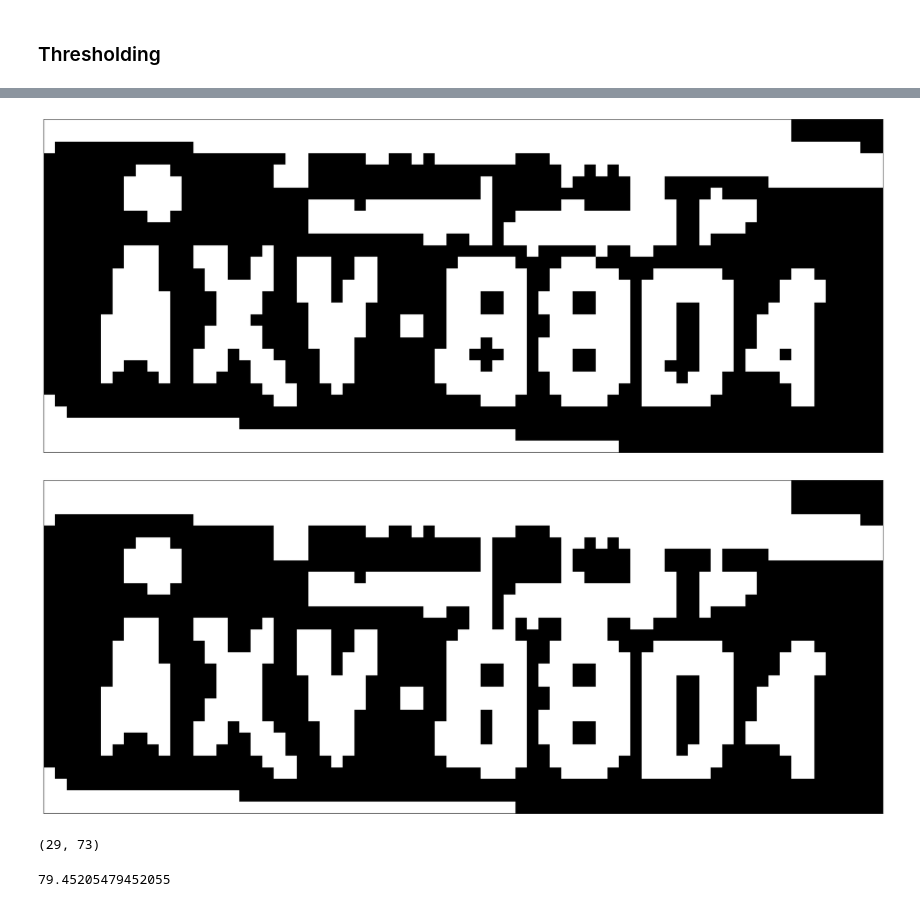
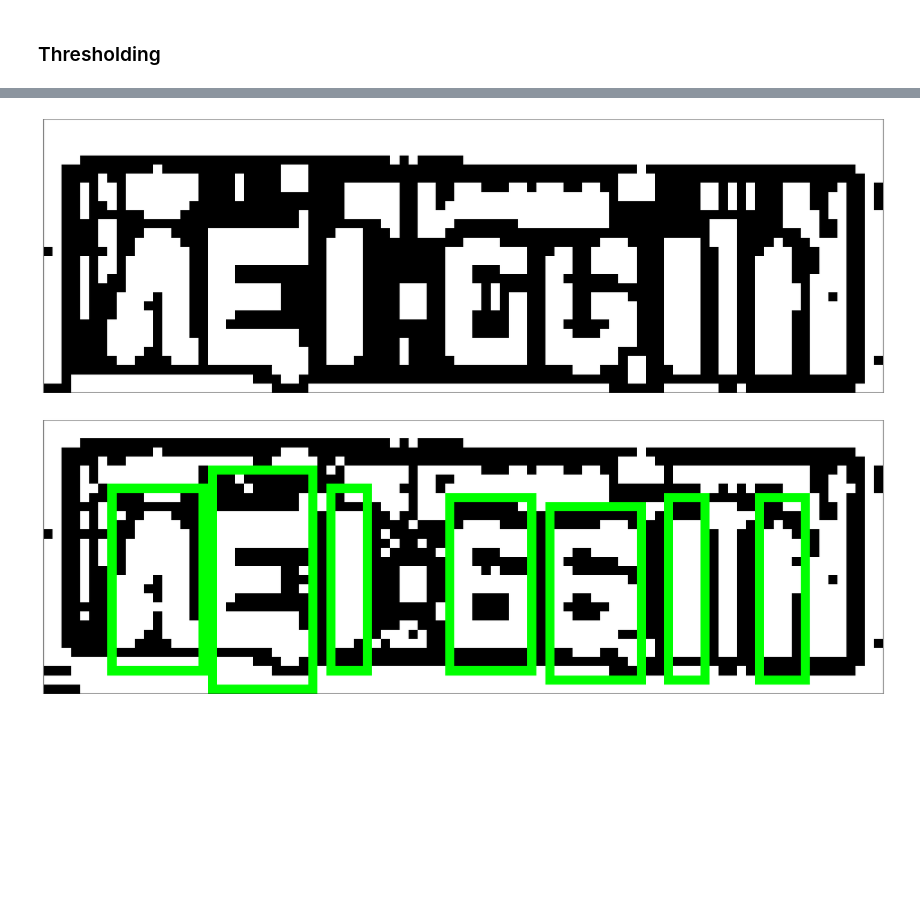
Before and after one commit to juliobguedes/ALPR-IA, a Jupyter notebook: code/Teste de Caracteres.ipynb, the cells around one changed output, grey strips where cells are left out. Saved outputs shown, nothing was run; the diff lists cells and outputs as text; code cells hidden in the pictures; blank space fills up the shorter version.

```diff
--- a/code/Teste de Caracteres.ipynb
+++ b/code/Teste de Caracteres.ipynb
@@ -143,18 +124,0 @@ plt.imshow(img_cont1, cmap="gray")
-# %%
-color = cv2.cvtColor(th, cv2.COLOR_GRAY2BGR)
-
-for cnt in contours1:
-  epsilon = 0.05 * cv2.arcLength(cnt, True)
-  approx = cv2.approxPolyDP(cnt,epsilon,True)
-
-  if (len(approx) == 4):
-    x, y, w, h = cv2.boundingRect(cnt)
-    cv2.rectangle(color, (x,y), (x+w, y+h), (255, 0, 0), 2)
-    ar = 1.0 * h / 2
-
-    if (ar >= 0.3 and ar <= 20 and h * w >= 2000 and h * w <= 23000):
-      print (ar, h, w, h*w)
-      cv2.rectangle(color, (x,y),(x+w, y+h), (0, 255, 0), 8)
-
-plt.figure(figsize=(30,12))
-plt.imshow(color, cmap="gray")
@@ -164,6 +124,0 @@ plt.imshow(color, cmap="gray")
-# %%
-_, xthrg = cv2.threshold(teste_eql, 0, 255, cv2.THRESH_BINARY_INV + cv2.THRESH_OTSU)
-hey = cv2.morphologyEx(xthrg, cv2.MORPH_OPEN, (5,5))
-plot(hey)
-# %% [output]
-[figure, removed]
@@ -172,15 +125,15 @@ _, contours, hierarchy = cv2.findContours(hey, cv2.RETR_EXTERNAL, cv2.CHAIN_APPR
-# %%
-heyz = np.copy(hey)
-rect_kernel = cv2.getStructuringElement(cv2.MORPH_RECT, (1, 2))
-heyz = cv2.morphologyEx(heyz, cv2.MORPH_CLOSE, rect_kernel)
-plot(heyz)
-# %% [output]
-[figure, removed]
-# %%
-heyz.shape
-# %% [output]
-(29, 73)
-# %%
-29*200 / 73
-# %% [output]
-79.45205479452055
+# %%
+closed1 = cv2.morphologyEx(thr.copy(), cv2.MORPH_OPEN, (3,3), iterations=2)
+_, ctrs1, _ = cv2.findContours(closed1.copy(), cv2.RETR_EXTERNAL, cv2.CHAIN_APPROX_SIMPLE)
+plot(closed1)
+
+here1 = thr.copy()
+here1 = cv2.cvtColor(here1, cv2.COLOR_GRAY2BGR)
+for cnt in ctrs1:
+    (x, y, w, h) = cv2.boundingRect(cnt)
+    if (12 < h < 20 and 3 < w < 15 and 3 < x < 89):
+        cv2.rectangle(here1, (x,y-5), (x+w,y+h), (0, 255, 0), 1)
+plot(here1)
+# %% [output]
+[figure, added]
+[figure, added]
```
Also changed, not shown: parts of 16 cells of this notebook, 4 other files.
